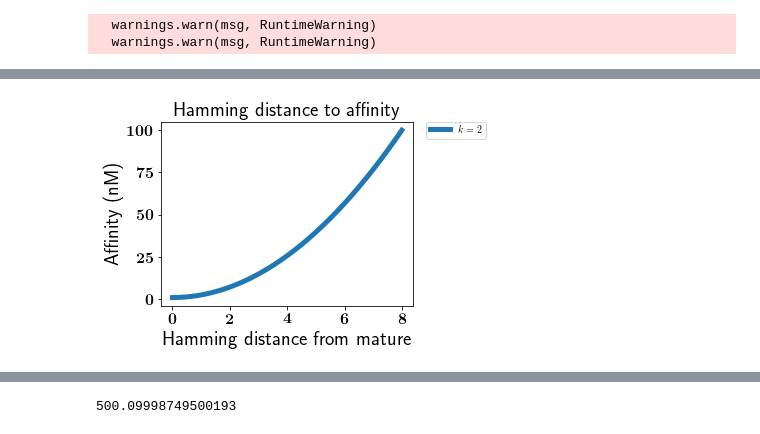
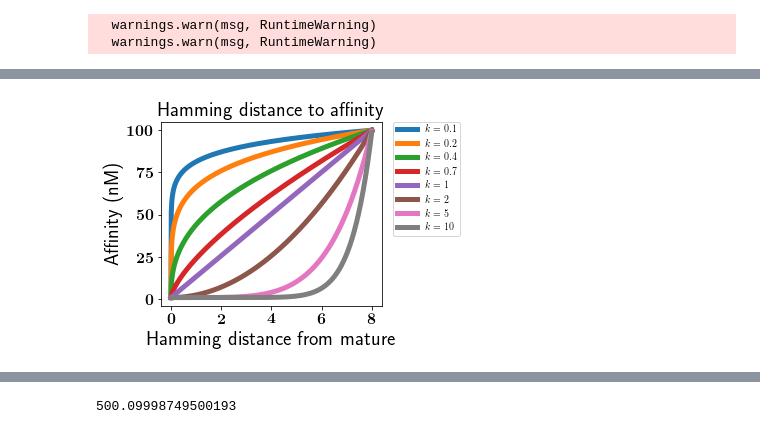
Before and after one commit to matsengrp/gctree, a Jupyter notebook: notebooks/affinity_solver.ipynb, the cells around one changed output, grey strips where cells are left out. Cells and saved outputs as stored; diff of their text form; code cells hidden in the pictures.

Commit message:
plot

```diff
--- a/notebooks/affinity_solver.ipynb
+++ b/notebooks/affinity_solver.ipynb
@@ -175,7 +175,8 @@ rc('text', usetex=True)
 fig = plt.figure()
 ax = plt.subplot(111)
 
-Ul = [1.2, 1.5, 1.8, 2, 3, 5, 10]
+Ul = [1.2, 1.5, 2, 3, 5, 10]
+# Ul = [5]
 f_full = 1
 for U in Ul[::-1]:
     p = find_Lp(f_full, U)
@@ -189,10 +190,10 @@ box = ax.get_position()
 ax.set_position([box.x0, box.y0, box.width * 0.8, box.height])
 
 plt.ylabel(r'$\lambda$', fontsize=14)
-plt.xlabel(r'$Bf_{bound}$', fontsize=14)
-plt.title(r'Effect of $U$ on the $T(Bf_{bound})$', fontsize=14)
-#fig.savefig('T_fBbound_U.eps')
-fig.savefig('T_Bfbound_U.pdf')
+plt.xlabel(r'$B_{bound}$', fontsize=14)
+plt.title(r'Effect of $U$ on the $T(B_{bound})$', fontsize=14)
+#fig.savefig('T_Bbound_U.eps')
+fig.savefig('T_Bbound_U.pdf')
 plt.show()
 # %% [output]
   warnings.warn(msg, RuntimeWarning)
@@ -206,9 +207,9 @@ rc('text', usetex=True)
 fig = plt.figure()
 ax = plt.subplot(111)
 
-U = 2
-f_full_l = [0.1, 0.2, 0.4, 0.5, 0.7, 0.8, 1]
-#f_full_l = [1]
+U = 5
+f_full_l = [0.1, 0.2, 0.5, 0.8, 1]
+# f_full_l = [1]
 for f_full in f_full_l:
     p = find_Lp(f_full, U)
     t = np.arange(0, f_full, 0.0001)
@@ -223,17 +224,17 @@ ax.set_position([box.x0, box.y0, box.width * 0.8, box.height])
 plt.tick_params(axis='both', which='both', labelsize=16)
 
 tick_locs = [0, 0.2, 0.4, 0.6, 0.8, 1]
-plt.xticks(tick_locs, [r"$\mathbf{%s}$" % x for x in tick_locs])
+plt.xticks(tick_locs, [r"$%s$" % x for x in tick_locs])
 
 tick_locs = [0, 0.5, 1, 1.5, 2]
-plt.yticks(tick_locs, [r"$\mathbf{%s}$" % x for x in tick_locs])
+plt.yticks(tick_locs, [r"$%s$" % x for x in tick_locs])
 
 
 
 plt.ylabel(r'$\lambda$', fontsize=14)
-plt.xlabel(r'$Bf_{bound}$', fontsize=14)
-plt.title(r'Effect of $f_{full}$ on the $T(Bf_{bound})$', fontsize=14)
-fig.savefig('T_Bfbound_f_full.pdf')
+plt.xlabel(r'$B_{bound}$', fontsize=14)
+plt.title(r'Effect of $f_{full}$ on the $T(B_{bound})$', fontsize=14)
+fig.savefig('T_Bbound_f_full.pdf')
 plt.show()
 # %% [output]
   warnings.warn(msg, RuntimeWarning)
@@ -248,9 +250,9 @@ rc('text', usetex=True)
 fig = plt.figure()
 ax = plt.subplot(111)
 
-U = 2
-#f_full_l = [0.1, 0.2, 0.4, 0.5, 0.7, 0.8, 1]
-f_full_l = [1]
+U = 5
+f_full_l = [0.1, 0.2, 0.4, 0.5, 0.7, 0.8, 1]
+#f_full_l = [1]
 for f_full in f_full_l:
     p = find_Lp(f_full, U)
     t = np.arange(0, f_full, 0.0001)
@@ -302,34 +305,35 @@ ax = plt.subplot(111)
 m = 1
 n = 100
 dm = 8
 def Af(d, dm, m, n, k): return(m + d**k * (n - m)/dm**k)
-#ks = [0.1, 0.2, 0.4, 0.7, 1, 2, 5, 10]
-ks = [2]
+ks = [0.1, 0.2, 0.4, 0.7, 1, 2, 5, 10]
+#ks = [2]
 for i in ks:
     t = np.arange(0, dm, 0.01)
     s = Af(t, dm, m, n, i)
     ax.plot(t, s, lw=5, label=r'$k = {}$'.format(i))
     plt.legend(bbox_to_anchor=(1.05, 1), loc=2, borderaxespad=0)
 
 
 # Shrink current axis by 20%
 box = ax.get_position()
 box.y0 = 0.17
 box.x0 = 0.17
-ax.set_position([box.x0, box.y0, box.width * 0.8, box.height*0.9])
+ax.set_position([box.x0, box.y0, box.width * 0.7, box.height*0.9])
 
 plt.tick_params(axis='both', which='both', labelsize=16)
 
 tick_locs = [0, 2, 4, 6, 8]
 plt.xticks(tick_locs, [r"$\mathbf{%s}$" % x for x in tick_locs])
 
 tick_locs = [0, 25, 50, 75, 100]
 plt.yticks(tick_locs, [r"$\mathbf{%s}$" % x for x in tick_locs])
 
 plt.ylabel(r'Affinity (nM)', fontsize=20,**hfont)
 plt.xlabel(r'Hamming distance from mature', fontsize=20,**hfont)
 plt.title(r'Hamming distance to affinity', fontsize=20,**hfont)
+
 fig.savefig('hd2affy.pdf')
 plt.show()
 # %% [output]
-[figure, old version]
+[figure, new version]
```
Also changed, not shown: parts of 4 cells of this notebook.
